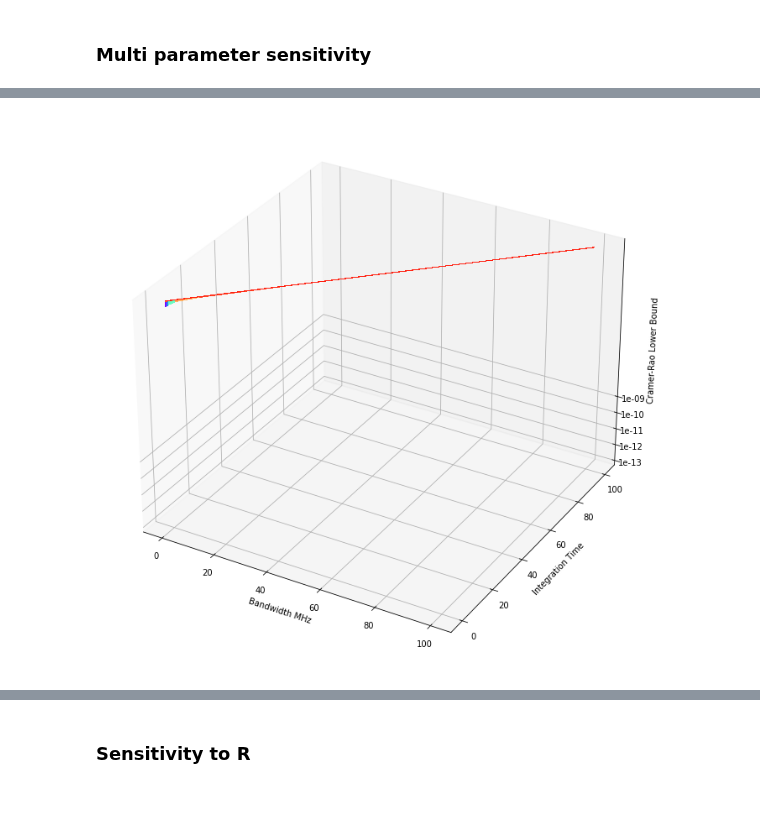
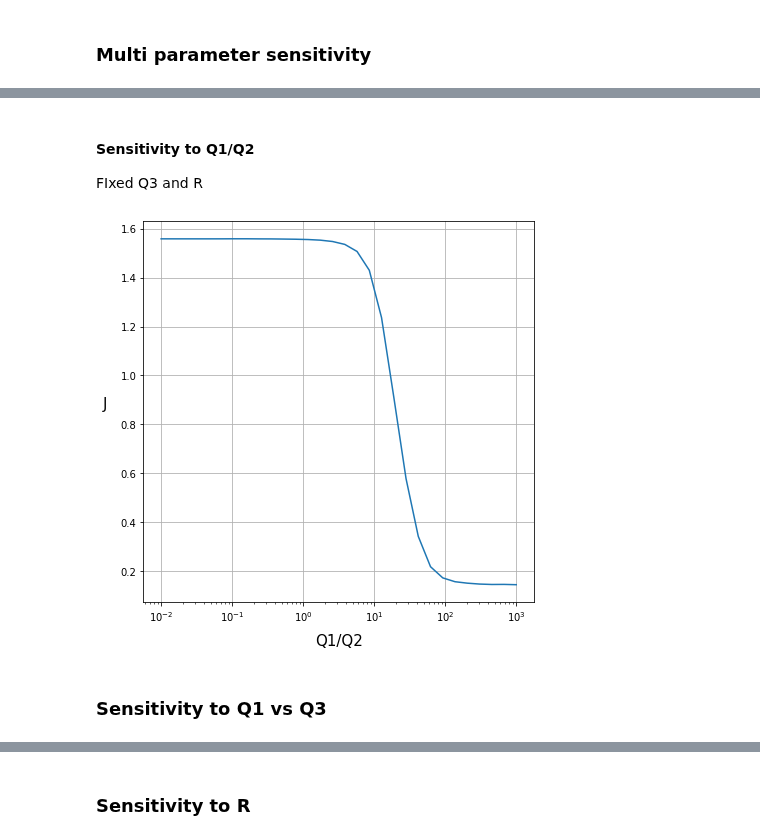
Before and after one commit to giuliovv/duckrace, a Jupyter notebook: casadi_mpc.ipynb, the cells around one changed output, grey strips where cells are left out. Drawn from its saved outputs; the diff is of its cells as text; code cells hidden in the pictures; blank space fills up the shorter version.

```diff
--- a/casadi_mpc.ipynb
+++ b/casadi_mpc.ipynb
@@ -257,7 +274,7 @@ error_theta = []
 kdtree = spatial.KDTree(traj[:, :2])
 
 for i in range(450):
-    u = M(x, r, tr, u_delay, 1e3, 1e-2, 1e-2, 1)
+    u = M(x, r, tr, u_delay, 1e3, 1e-3, 1e-2, 1)
 
     U_log = np.column_stack((U_log, u))
     X_log = np.column_stack((X_log, x))
@@ -406,25 +424,3 @@ Text(0.5, 0.92, 'Q1 vs Q2')
-# %%
-from mpl_toolkits.mplot3d import Axes3D
-
-enablelog = True
-
-snr=15
-fig = plt.figure(figsize=(12,12))
-ax = fig.gca(projection='3d')
-
-B = np.logspace(-3, 2, 10)
-T = np.logspace(-3, 2, 10)
-C = np.array(errors_Q)
-if enablelog: C = np.log10(C)
-surf = ax.plot_surface(
-    B, T, C, cmap='rainbow',cstride=1,
-    rstride=1,linewidth=0,antialiased=False)
-ax.set_xlabel("Bandwidth MHz")
-ax.set_ylabel("Integration Time")
-ax.set_zlabel("Cramer-Rao Lower Bound")
-if enablelog:zticks = [1e-13,1e-12,1e-11,1e-10,1e-9]
-if enablelog:ax.set_zticks(np.log10(zticks))
-if enablelog:ax.set_zticklabels(zticks)
-plt.show()
-# %% [output]
-[figure, removed]
+# %% [markdown]
+#### Sensitivity to Q1/Q2
+FIxed Q3 and R
@@ -430,0 +466,14 @@ plt.show()
+# %%
+fig, ax = plt.subplots()
+x = np.logspace(-2, 3, 30)
+ax.plot(x, errors_Q)
+ax.set_xlabel('Q1/Q2', fontsize=15, rotation=0, labelpad=10)
+ax.set_ylabel('J', fontsize=15, labelpad=15, rotation=0)
+ax.grid()
+
+# Set x scale to logarithmic
+ax.set_xscale('log')
+# %% [output]
+[figure, added]
+# %% [markdown]
+### Sensitivity to Q1 vs Q3
```
Also changed, not shown: parts of 27 cells of this notebook, 4 other files.
